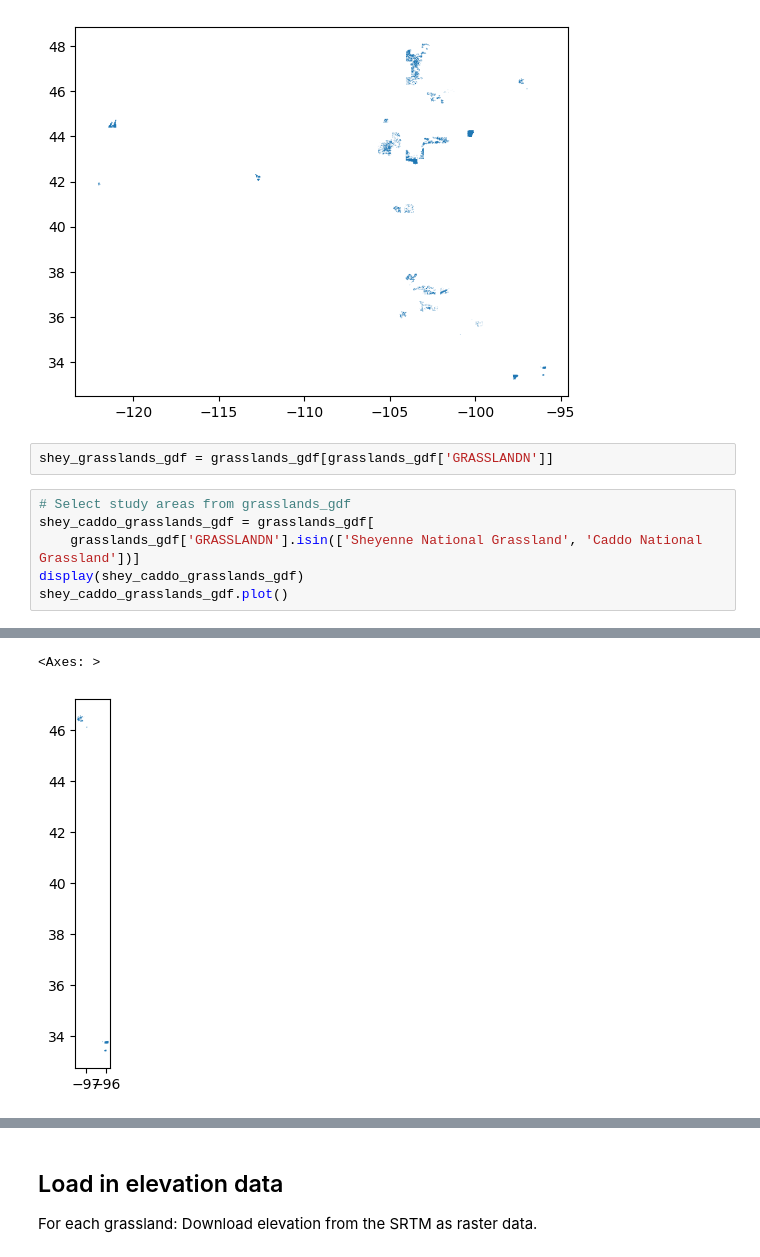
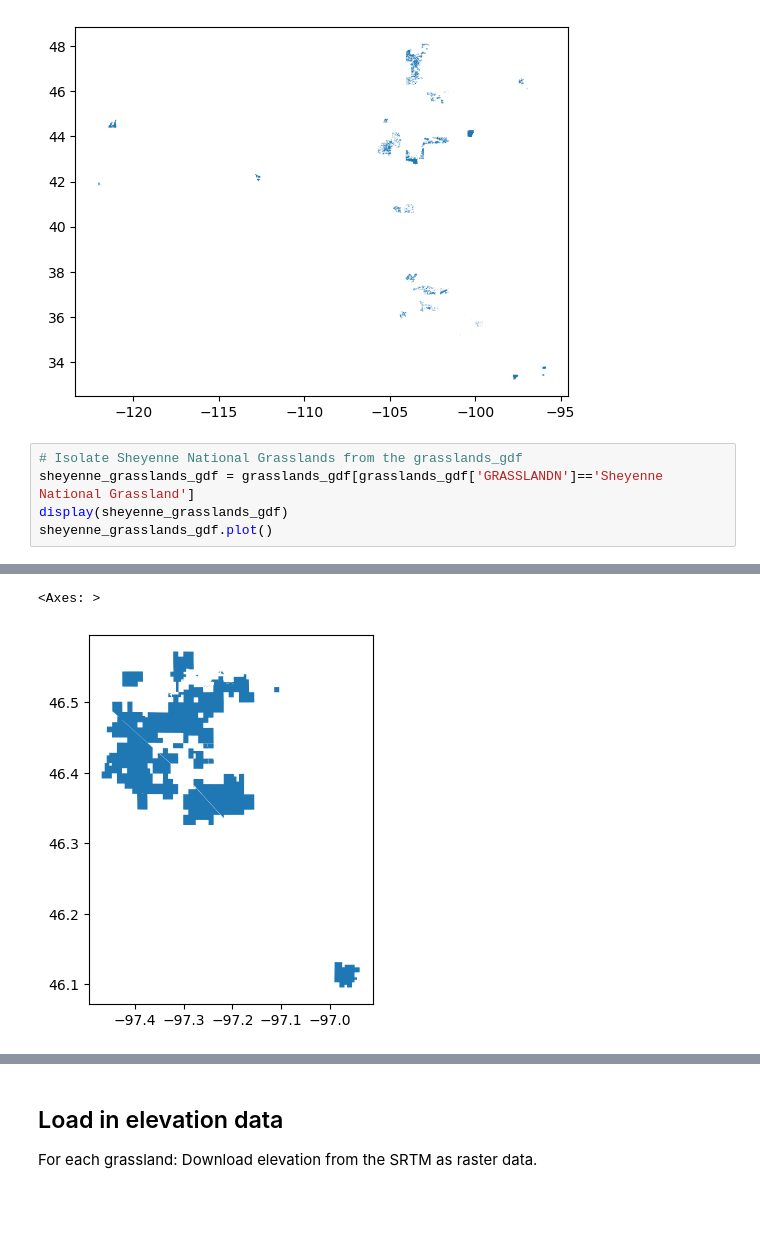
Before and after one commit to hanried/habitat-suitability, a Jupyter notebook: 00-habitat-suitability.ipynb, the cells around one changed output, grey strips where cells are left out. Saved outputs shown, nothing was run; the diff lists cells and outputs as text; blank space fills up the shorter version.

```diff
--- a/00-habitat-suitability.ipynb
+++ b/00-habitat-suitability.ipynb
@@ -75,14 +83,11 @@ grasslands_gdf.plot()
 | 19 | 187264 | 295525010328 | Curlew National Grassland | 74783.572 | 0.032983 | 1.771642 | MULTIPOLYGON (((-112.69951 42.247... |
 <Axes: >
 [figure]
-# %%
-shey_grasslands_gdf = grasslands_gdf[grasslands_gdf['GRASSLANDN']]
 # %%
-# Select study areas from grasslands_gdf
-shey_caddo_grasslands_gdf = grasslands_gdf[
-    grasslands_gdf['GRASSLANDN'].isin(['Sheyenne National Grassland', 'Caddo National Grassland'])]
-display(shey_caddo_grasslands_gdf)
-shey_caddo_grasslands_gdf.plot()
+# Isolate Sheyenne National Grasslands from the grasslands_gdf
+sheyenne_grasslands_gdf = grasslands_gdf[grasslands_gdf['GRASSLANDN']=='Sheyenne National Grassland']
+display(sheyenne_grasslands_gdf)
+sheyenne_grasslands_gdf.plot()
 # %% [output]
 |  | OBJECTID | NATIONALGR | GRASSLANDN | GIS_ACRES | SHAPE.AREA | SHAPE.LEN | geometry |
 | 3 | 187248 | 295509010328 | Sheyenne National Grassland | 70428.175 | 0.033356 | 4.097398 | MULTIPOLYGON (((-97.31082 46.5145... |
@@ -90,2 +94,2 @@ shey_caddo_grasslands_gdf.plot()
 <Axes: >
-[figure, old version]
+[figure, new version]
```
Also changed, not shown: parts of 16 cells of this notebook.
